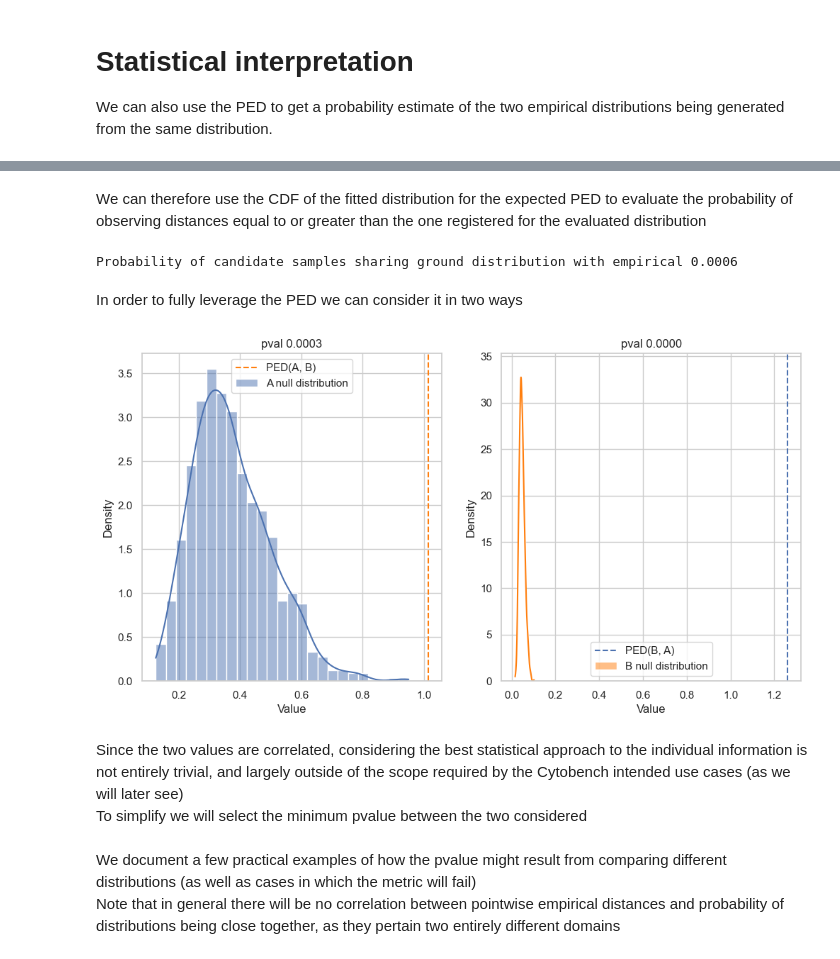
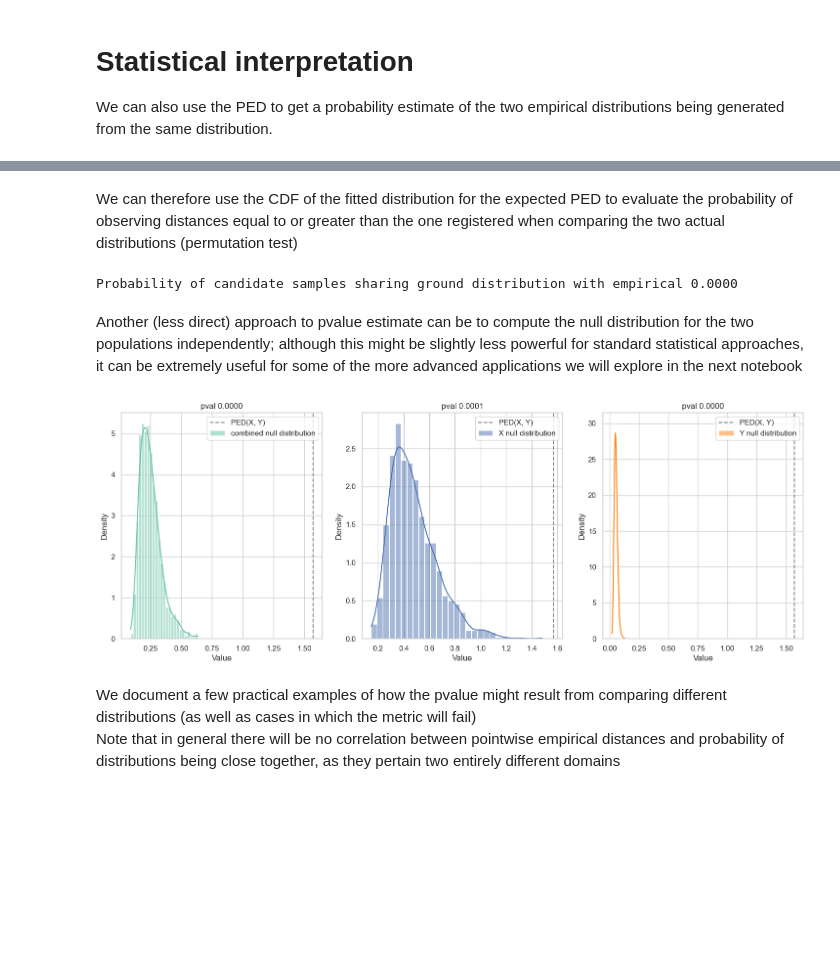
Before and after one commit to lazzaronico/cytobench, a Jupyter notebook: 1 understanding PED.ipynb, the cells around one changed output, grey strips where cells are left out. Saved outputs shown, nothing was run; the diff lists cells and outputs as text; code cells hidden in the pictures; blank space fills up the shorter version.

```diff
--- a/1 understanding PED.ipynb
+++ b/1 understanding PED.ipynb
@@ -20,16 +17,16 @@ np.random.seed(42)
 
 The Pointwise Empirical Distance (PED) can be used to compute distances between empirical distributions in a fully nonparametric approach and whilst bounding the computational complexity to $O(n^2)$ in the number of samples. When using the Wasserstein distance to compare the distribution of distances (as we will in this notebook), the WD in the original space can be proven to be an upper bound to the PED.
 # %%
-# generate a reference and candidate distribution in 2D
+# generate two distributions in 2D
 n_points = 30
 
-reference_distribution = np.array([np.random.normal(5, 2, n_points), np.random.normal(5, .5, n_points)]).T
-evaluated_distribution = np.array([np.random.normal(5, .2, n_points), np.random.normal(5, .2, n_points)]).T
+X = np.array([np.random.normal(5, 2, n_points), np.random.normal(5, .5, n_points)]).T
+Y = np.array([np.random.normal(5, .2, n_points), np.random.normal(5, .2, n_points)]).T
 
 plt.figure(figsize=(figsize, figsize))
 
-plt.scatter(reference_distribution[:,0], reference_distribution[:,1], alpha=0.6, label='reference distribution')
-plt.scatter(evaluated_distribution[:,0], evaluated_distribution[:,1], alpha=0.6, label='candidate distribution')
+plt.scatter(X[:,0], X[:,1], alpha=0.6, label='X')
+plt.scatter(Y[:,0], Y[:,1], alpha=0.6, label='Y')
 
 plt.legend()
 plt.show()
@@ -171,52 +169,65 @@ plt.show()
 # %% [markdown]
-We can therefore use the CDF of the fitted distribution for the expected PED to evaluate the probability of observing distances equal to or greater than the one registered for the evaluated distribution
+We can therefore use the CDF of the fitted distribution for the expected PED to evaluate the probability of observing distances equal to or greater than the one registered when comparing the two actual distributions (permutation test)
 # %%
-# compute prob of observing a distance equal to or higher than the one observed from the candidate to the reference distribution
-pval = 1 - dist.cdf(compute_ped(reference_distribution, evaluated_distribution))
+# compute prob of observing a distance equal to or higher than the one observed from the candidate to the X
+pval = 1 - dist.cdf(compute_ped(X, Y))
 print(f'Probability of candidate samples sharing ground distribution with empirical {pval:.4f}')
 # %% [output]
-Probability of candidate samples sharing ground distribution with empirical 0.0006
+Probability of candidate samples sharing ground distribution with empirical 0.0000
 # %% [markdown]
-In order to fully leverage the PED we can consider it in two ways
+Another (less direct) approach to pvalue estimate can be to compute the null distribution for the two populations independently; although this might be slightly less powerful for standard statistical approaches, it can be extremely useful for some of the more advanced applications we will explore in the next notebook
 # %%
-# reference vs self and candidate
-reference_peds, reference_dist = distances_distribution(reference_distribution)
-reference_candidate_ped = compute_ped(reference_distribution, evaluated_distribution)
+# combined distribution for permutation test
+combined_peds, combined_dist = distances_distribution(np.concatenate([X, Y]))
 
-# candidate vs self and reference
-candidate_peds, candidate_dist = distances_distribution(evaluated_distribution)
-candidate_reference_ped = compute_ped(evaluated_distribution, reference_distribution)
+# reference vs self
+reference_peds, reference_dist = distances_distribution(X)
+
+# candidate vs self
+candidate_peds, candidate_dist = distances_distribution(Y)
+
+# PED(X, Y)
+dXY = compute_ped(X, Y)
 
 # plot empirical vs theoretical
-plt.figure(figsize=(figsize*2, figsize))
-plt.subplot(1, 2, 1)
+plt.figure(figsize=(figsize*3, figsize))
+plt.subplot(1, 3, 1)
 
 # empirical distribution
-sns.histplot(reference_peds, stat='density', kde=True, label='A null distribution')
-plt.axvline(x=reference_candidate_ped, color='#ff7f0e', label='PED(A, B)', linestyle='--')
+sns.histplot(combined_peds, stat='density', kde=True, label='combined null distribution', color='#66c2a5')
+plt.axvline(x=dXY, color='grey', label='PED(X, Y)', linestyle='--')
 
 # label and plot
 plt.xlabel('Value')
 plt.ylabel('Density')
-plt.title(f'pval { 1 - reference_dist.cdf(reference_candidate_ped):.4f}')
-plt.legend()
+plt.title(f'pval { 1 - combined_dist.cdf(dXY):.4f}')
+plt.legend(loc='upper right')
 
-plt.subplot(1, 2, 2)
+plt.subplot(1, 3, 2)
 
 # empirical distribution
-sns.histplot(candidate_peds, stat='density', kde=True, label='B null distribution', color='#ff7f0e')
-
-plt.axvline(x=candidate_reference_ped, color='#4c72b0', label='PED(B, A)', linestyle='--')
+sns.histplot(reference_peds, stat='density', kde=True, label='X null distribution')
+plt.axvline(x=dXY, color='grey', label='PED(X, Y)', linestyle='--')
 
 # label and plot
 plt.xlabel('Value')
 plt.ylabel('Density')
-plt.title(f'pval { 1 - candidate_dist.cdf(candidate_reference_ped):.4f}')
-plt.legend()
+plt.title(f'pval { 1 - reference_dist.cdf(dXY):.4f}')
+plt.legend(loc='upper right')
+
+plt.subplot(1, 3, 3)
+
+# empirical distribution
+sns.histplot(candidate_peds, stat='density', kde=True, label='Y null distribution', color='#ff7f0e')
+
+plt.axvline(x=dXY, color='grey', label='PED(X, Y)', linestyle='--')
+
+# label and plot
+plt.xlabel('Value')
+plt.ylabel('Density')
+plt.title(f'pval { 1 - candidate_dist.cdf(dXY):.4f}')
+plt.legend(loc='upper right')
 
 plt.show()
 # %% [output]
-[figure, old version]
+[figure, new version]
-# %% [markdown]
-Since the two values are correlated, considering the best statistical approach to the individual information is not entirely trivial, and largely outside of the scope required by the Cytobench intended use cases (as we will later see)
-To simplify we will select the minimum pvalue between the two considered
```
Also changed, not shown: parts of 9 cells of this notebook, 5 other files.
